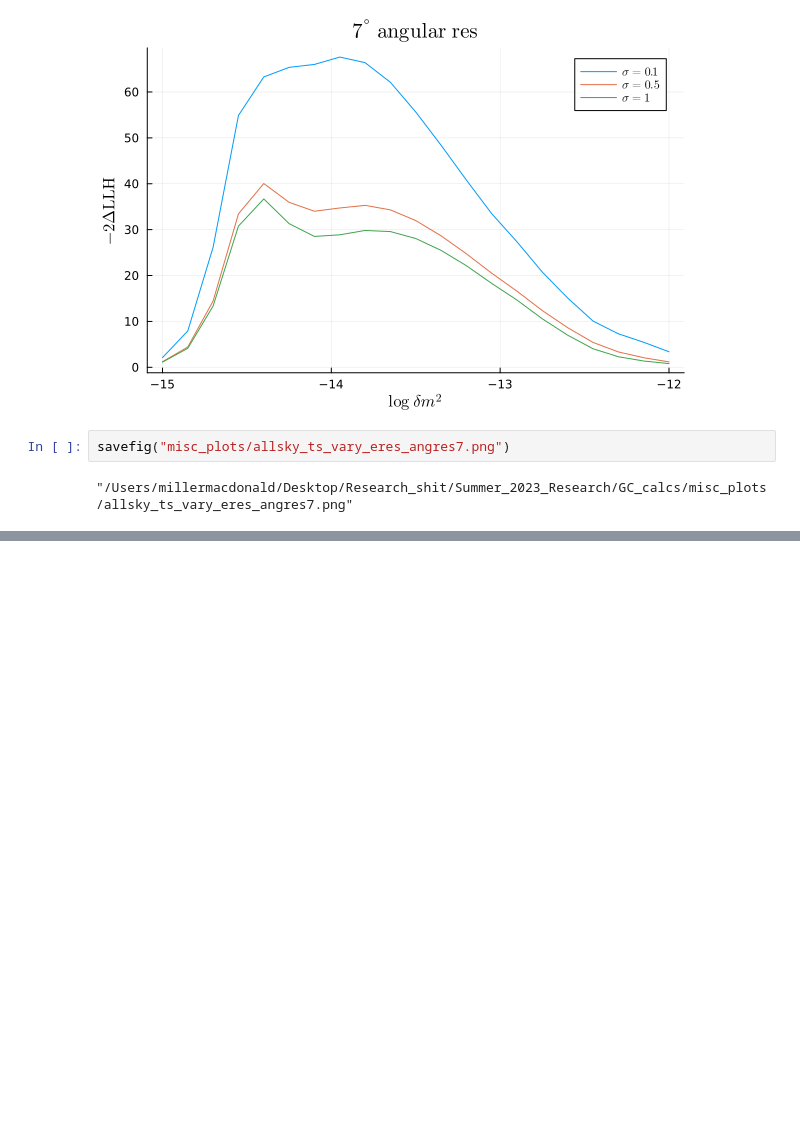
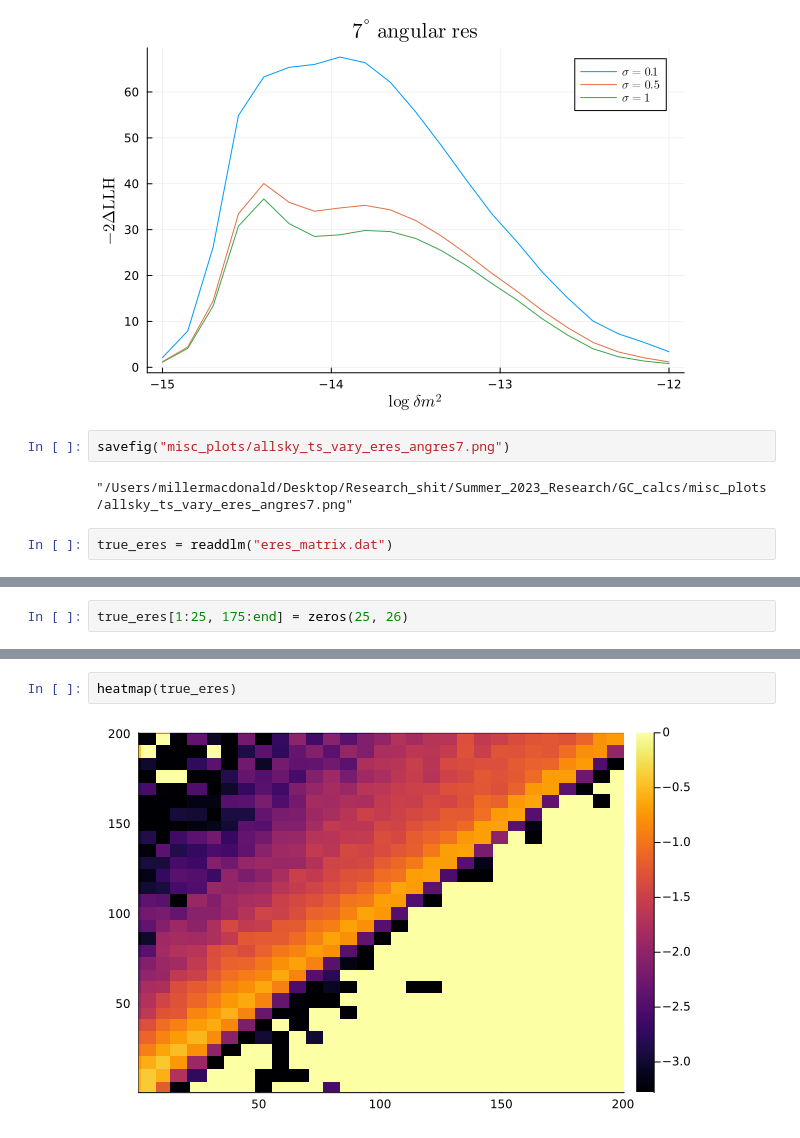
Before and after one commit to mymacd2/pseudo-Dirac-summer-research, a Jupyter notebook: GC_calcs/julia_function_checks.ipynb, the cells around one changed output, grey strips where cells are left out. Saved outputs shown, nothing was run; the diff lists cells and outputs as text; blank space fills up the shorter version.

```diff
--- a/GC_calcs/julia_function_checks.ipynb
+++ b/GC_calcs/julia_function_checks.ipynb
@@ -843,3 +843,5 @@ plot(
 savefig("misc_plots/allsky_ts_vary_eres_angres7.png")
 # %% [output]
 "/Users/millermacdonald/Desktop/Research_shit/Summer_2023_Research/GC_calcs/misc_plots/allsky_ts_vary_eres_angres7.png"
+# %%
+true_eres = readdlm("eres_matrix.dat")
@@ -845,0 +866,2 @@ savefig("misc_plots/allsky_ts_vary_eres_angres7.png")
+# %%
+true_eres[1:25, 175:end] = zeros(25, 26)
@@ -845,0 +886,4 @@ savefig("misc_plots/allsky_ts_vary_eres_angres7.png")
+# %%
+heatmap(true_eres)
+# %% [output]
+[figure, added]
```
Also changed, not shown: parts of 6 cells of this notebook, 7 other files.
